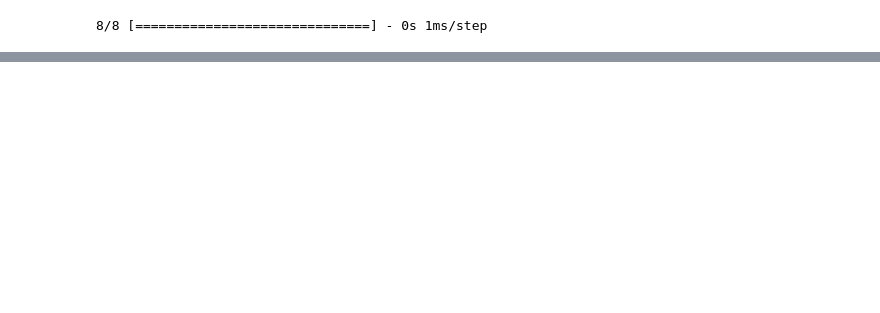
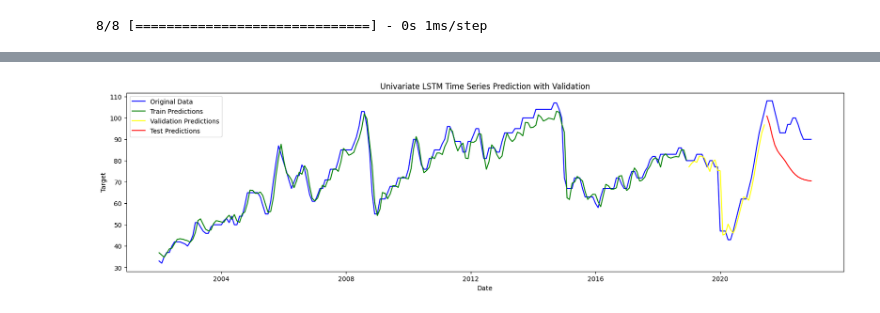
Before and after one commit to ge0rgeth0mas/domestic-market-blow-molding, a Jupyter notebook: domestic_market_blow_molding/modeling/univariate_LSTM_modeling.ipynb, the cells around one changed output, grey strips where cells are left out. Saved outputs shown, nothing was run; the diff lists cells and outputs as text; code cells hidden in the pictures; blank space fills up the shorter version.

Commit message:
Univariate LSTM completed

```diff
--- a/domestic_market_blow_molding/modeling/univariate_LSTM_modeling.ipynb
+++ b/domestic_market_blow_molding/modeling/univariate_LSTM_modeling.ipynb
@@ -322,0 +327,17 @@ plt.show()
+# %%
+# We can also check how the model makes future predictions using it's own predictions
+def future_predictions(X, model):
+    predictions = []
+    for i in range(len(X)):
+        if len(predictions)<look_back:
+            sample = np.reshape(np.vstack((X[i][:(look_back-len(predictions))], np.reshape(predictions, (len(predictions),1)))), (1, look_back, n_features))
+        else:
+            sample = np.reshape(predictions[(i-look_back):i], (1, look_back, n_features))
+        predictions.append(model.predict(sample))
+    predictions = np.array(predictions)
+    return predictions.reshape(len(predictions),1)
+# %%
+
+
+future1 = future_predictions(X_test, model1)
+future2 = future_predictions(X_test, model2)
@@ -322,0 +362,3 @@ plt.show()
+# %%
+y_futr1=inverse_predictions(future1)
+y_futr2=inverse_predictions(future2)
@@ -322,0 +407,5 @@ plt.show()
+# %%
+compare_future1 = uv_data[look_back:].copy()
+compare_future1['prediction']=list(np.hstack((inverse_predictions(make_predictions(X[:-test_size], model1)), y_futr1)))
+compare_future2 = uv_data[look_back:].copy()
+compare_future2['prediction']=list(np.hstack((inverse_predictions(make_predictions(X[:-test_size], model2)), y_futr2)))
@@ -322,0 +430,15 @@ plt.show()
+# %%
+import matplotlib.pyplot as plt
+
+plt.figure(figsize=(20,5))
+plt.plot(compare_future1.index, compare_future1['target'], color='blue', label='Original Data')
+plt.plot(compare_future1.index[:-(test_size+val_size)], compare_future1['prediction'][:-(test_size+val_size)], color='green', label='Train Predictions')
+plt.plot(compare_future1.index[-(test_size+val_size):-(test_size)], compare_future1['prediction'][-(test_size+val_size):-(test_size)], color='yellow', label='Validation Predictions')
+plt.plot(compare_future1.index[-(test_size):], compare_future1['prediction'][-(test_size):], color='red', label='Test Predictions')
+plt.legend()
+plt.title('Univariate LSTM Time Series Prediction with Validation')
+plt.xlabel('Date')
+plt.ylabel('Target')
+plt.show()
+# %% [output]
+[figure, added]
```
Also changed, not shown: parts of 18 cells of this notebook, 1 other file.
